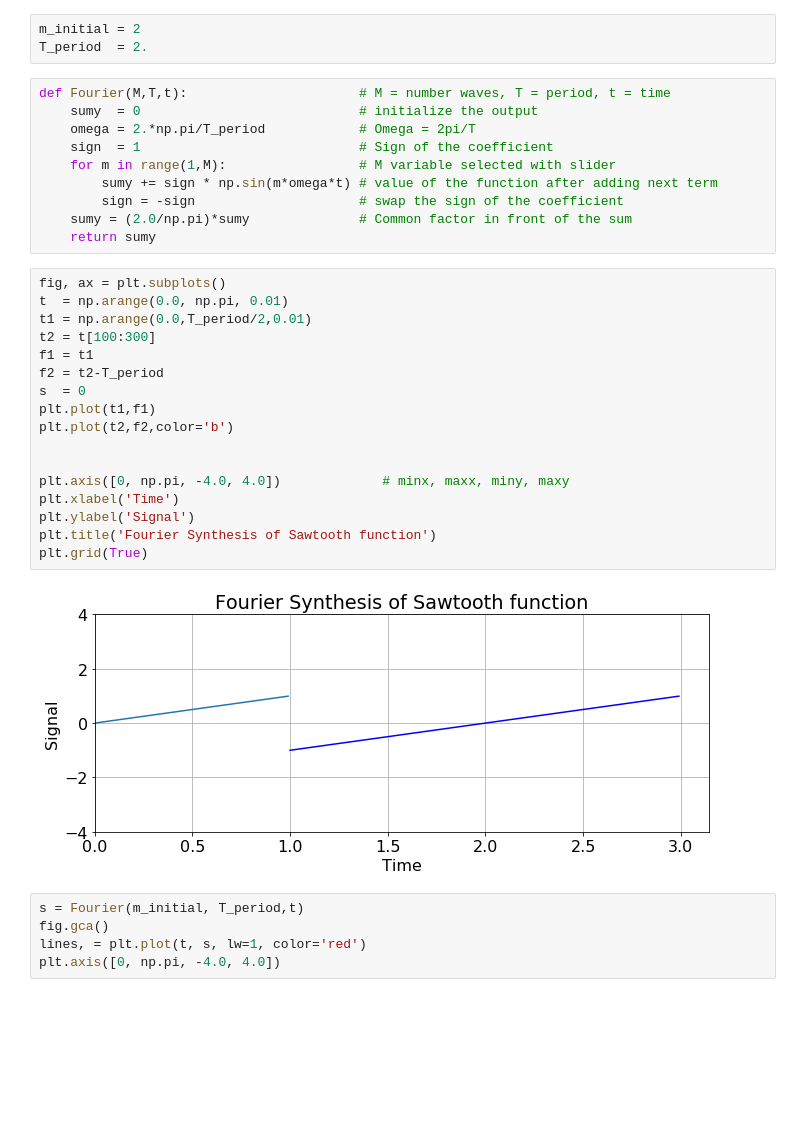
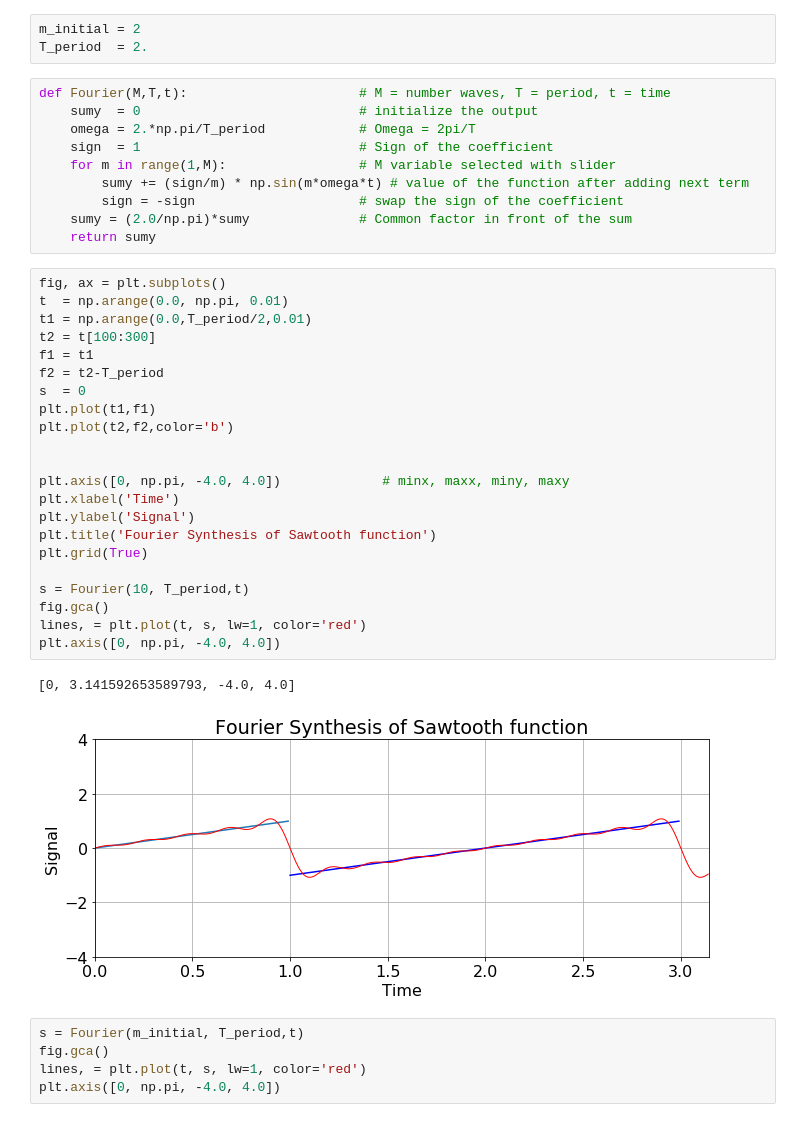
Before and after one commit to UChicagoPhysics/PHYS250, a Jupyter notebook: Examples/Fourier-Series.ipynb, the cells around one changed output. Saved outputs shown, nothing was run; the diff lists cells and outputs as text; blank space fills up the shorter version.

Commit message:
Update Fourier series and Poisson equation notebooks

```diff
--- a/Examples/Fourier-Series.ipynb
+++ b/Examples/Fourier-Series.ipynb
@@ -248,29 +248,35 @@ def Fourier(M,T,t):                      # M = number waves, T = period, t = tim
     omega = 2.*np.pi/T_period            # Omega = 2pi/T
     sign  = 1                            # Sign of the coefficient
     for m in range(1,M):                 # M variable selected with slider
-        sumy += sign * np.sin(m*omega*t) # value of the function after adding next term
+        sumy += (sign/m) * np.sin(m*omega*t) # value of the function after adding next term
         sign = -sign                     # swap the sign of the coefficient
     sumy = (2.0/np.pi)*sumy              # Common factor in front of the sum
     return sumy
 # %%
 fig, ax = plt.subplots()
 t  = np.arange(0.0, np.pi, 0.01)
 t1 = np.arange(0.0,T_period/2,0.01)
 t2 = t[100:300]
 f1 = t1
 f2 = t2-T_period
 s  = 0
 plt.plot(t1,f1)
 plt.plot(t2,f2,color='b')
 
 
 plt.axis([0, np.pi, -4.0, 4.0])             # minx, maxx, miny, maxy
 plt.xlabel('Time')
 plt.ylabel('Signal')
 plt.title('Fourier Synthesis of Sawtooth function')
 plt.grid(True)
+
+s = Fourier(10, T_period,t)
+fig.gca()
+lines, = plt.plot(t, s, lw=1, color='red')
+plt.axis([0, np.pi, -4.0, 4.0])
 # %% [output]
+[0, 3.141592653589793, -4.0, 4.0]
-[figure, old version]
+[figure, new version]
 # %%
 s = Fourier(m_initial, T_period,t)
 fig.gca()
```
Also changed, not shown: 1 other file.
